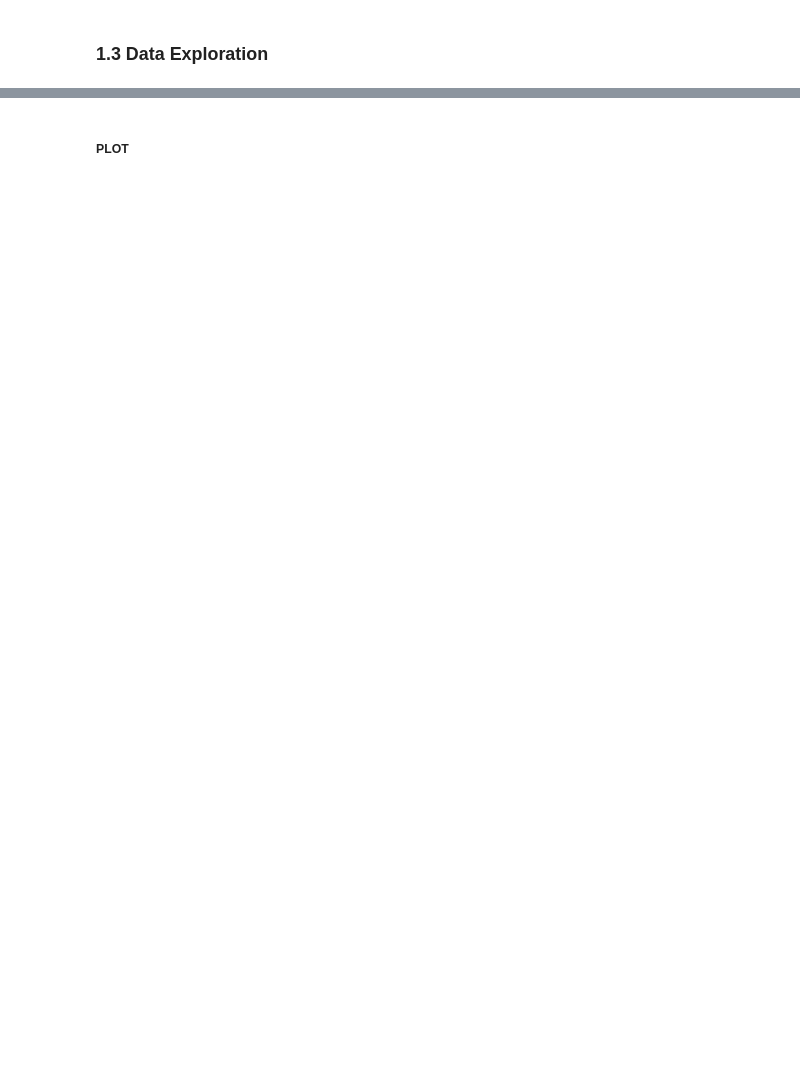
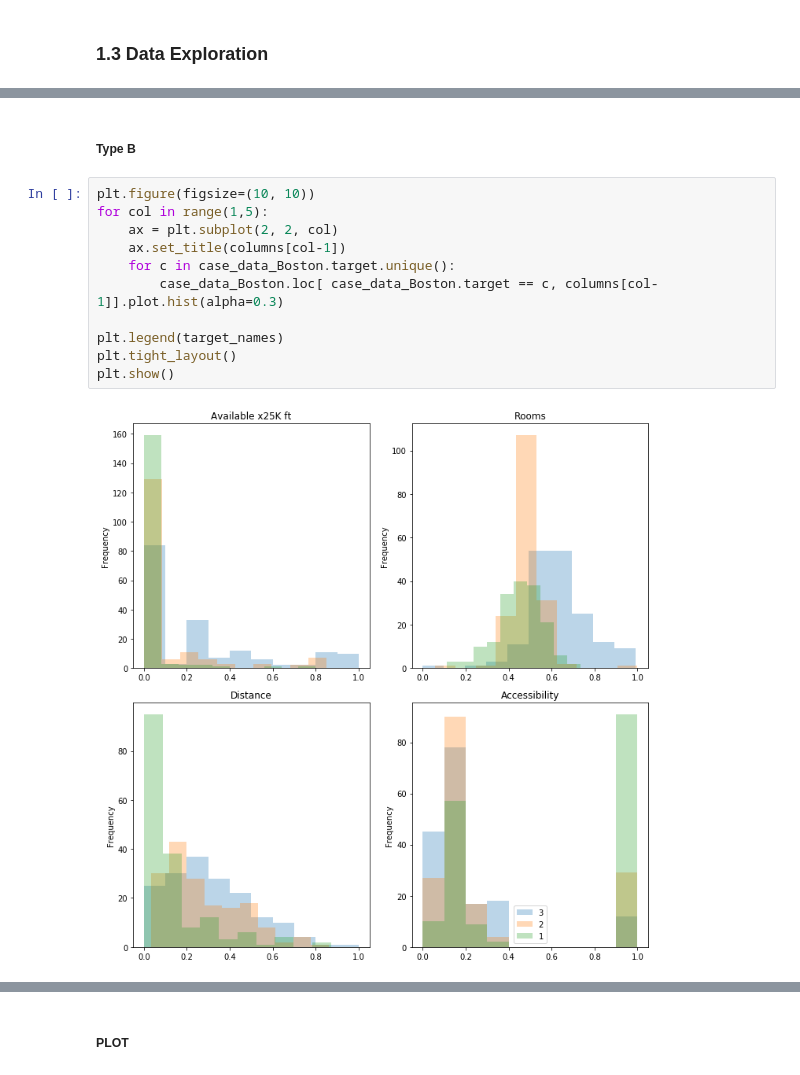
Before and after one commit to jahirmedinacs/datamining-p3, a Jupyter notebook: Practica3.ipynb, the cells around one changed output, grey strips where cells are left out. Drawn from its saved outputs; the diff is of its cells as text; blank space fills up the shorter version.

```diff
--- a/Practica3.ipynb
+++ b/Practica3.ipynb
@@ -116,0 +154,15 @@ case_data_Boston.columns.tolist()
+# %% [markdown]
+##### Type B
+# %%
+plt.figure(figsize=(10, 10))
+for col in range(1,5):
+    ax = plt.subplot(2, 2, col)
+    ax.set_title(columns[col-1])
+    for c in case_data_Boston.target.unique():
+        case_data_Boston.loc[ case_data_Boston.target == c, columns[col-1]].plot.hist(alpha=0.3)
+
+plt.legend(target_names)
+plt.tight_layout()
+plt.show()
+# %% [output]
+[figure, added]
```
Also changed, not shown: parts of 103 cells of this notebook, 1 other file.
